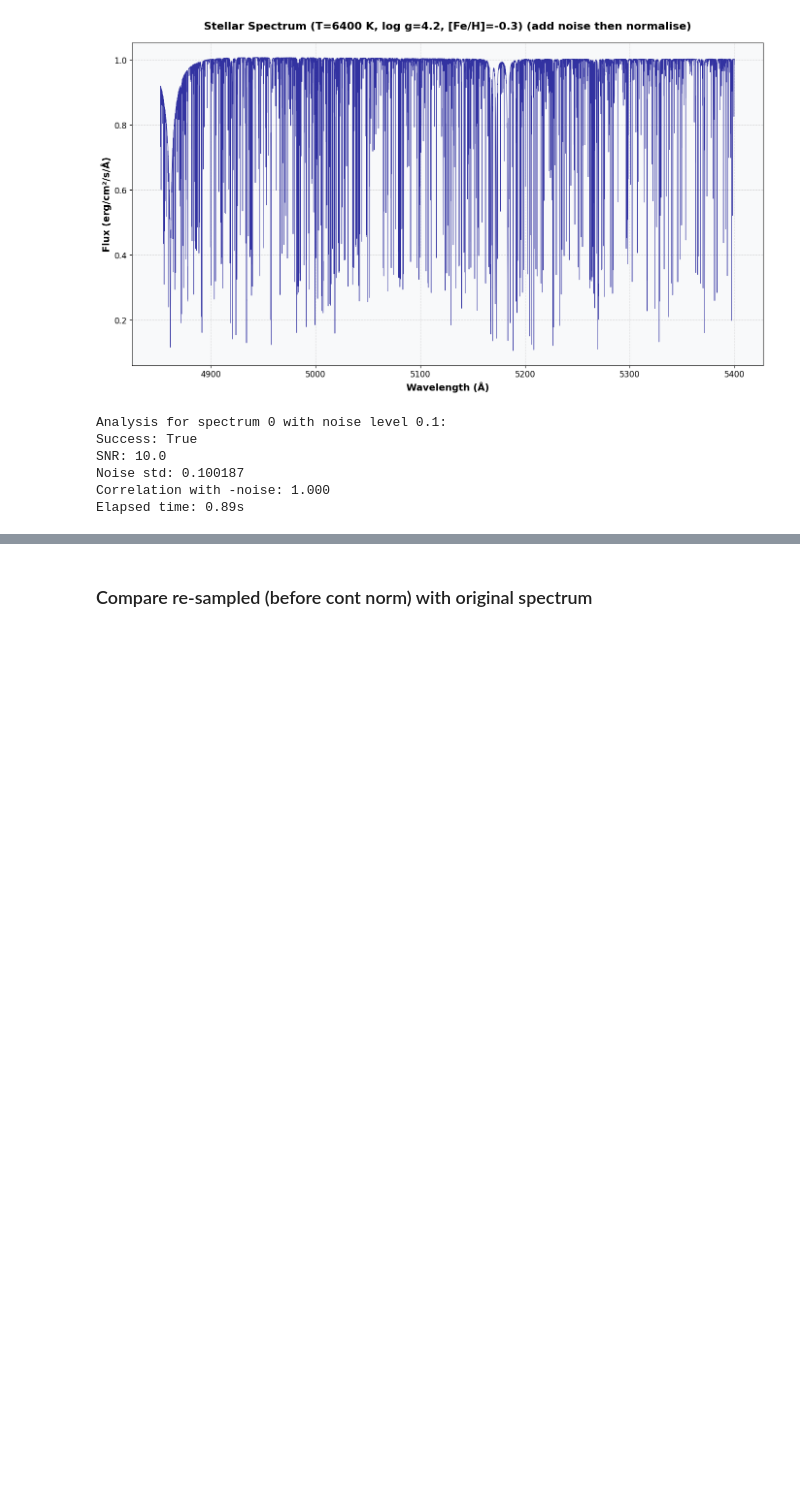
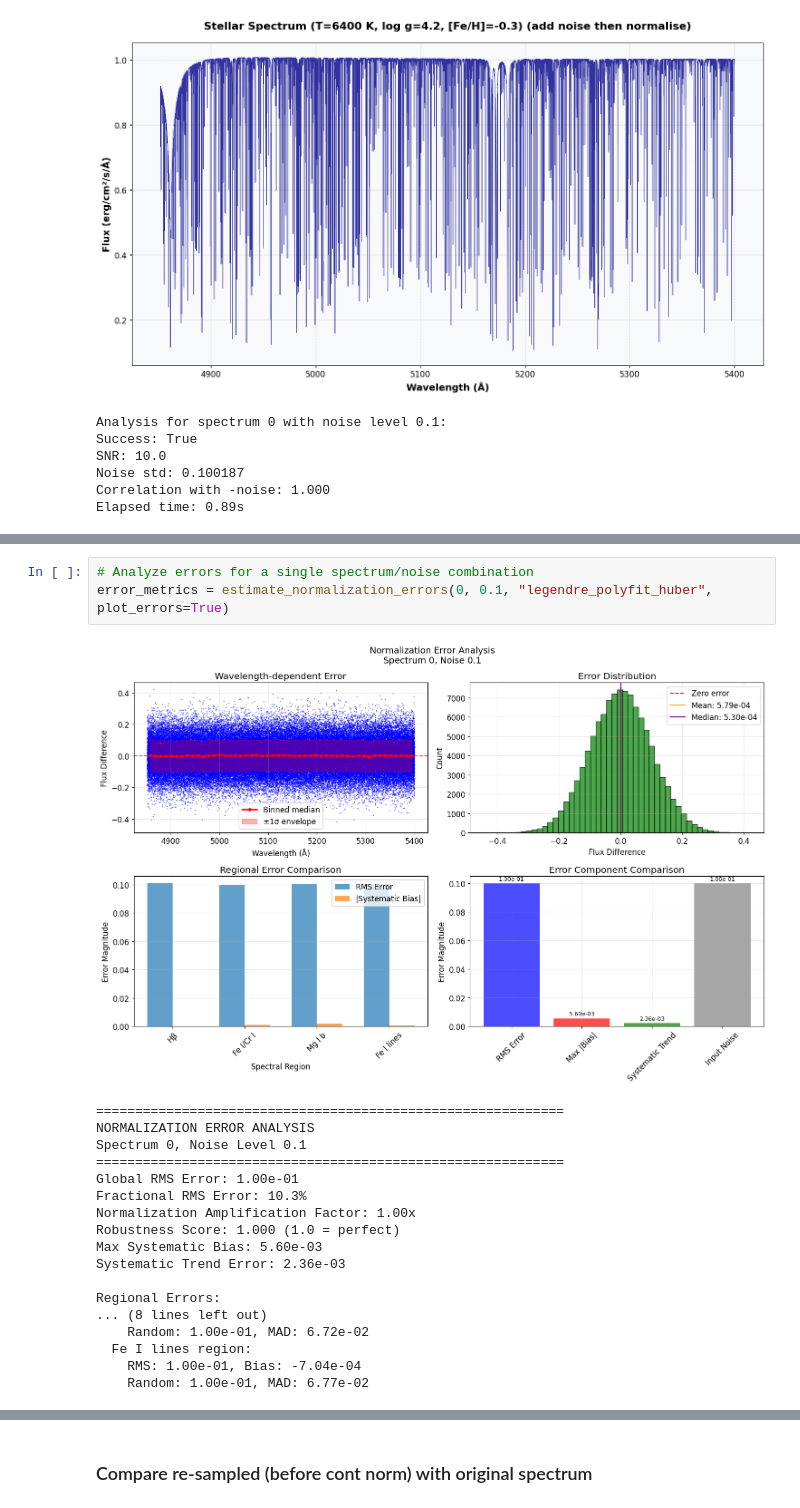
Before and after one commit to mkim0029/WEAVE_Pristine, a Jupyter notebook: preprocessing/testing/spectrum_plotting.ipynb, the cells around one changed output, grey strips where cells are left out. Cells and saved outputs as stored; diff of their text form; blank space fills up the shorter version.

Commit message:
looked at the median of binned flux difference, before and after normalisation, and normalisation error

```diff
--- a/preprocessing/testing/spectrum_plotting.ipynb
+++ b/preprocessing/testing/spectrum_plotting.ipynb
@@ -878,0 +1413,22 @@ Elapsed time: 0.89s
+# %%
+# Analyze errors for a single spectrum/noise combination
+error_metrics = estimate_normalization_errors(0, 0.1, "legendre_polyfit_huber", plot_errors=True)
+# %% [output]
+[figure, added]
+============================================================
+NORMALIZATION ERROR ANALYSIS
+Spectrum 0, Noise Level 0.1
+============================================================
+Global RMS Error: 1.00e-01
+Fractional RMS Error: 10.3%
+Normalization Amplification Factor: 1.00x
+Robustness Score: 1.000 (1.0 = perfect)
+Max Systematic Bias: 5.60e-03
+Systematic Trend Error: 2.36e-03
+
+Regional Errors:
+... (8 lines left out)
+    Random: 1.00e-01, MAD: 6.72e-02
+  Fe I lines region:
+    RMS: 1.00e-01, Bias: -7.04e-04
+    Random: 1.00e-01, MAD: 6.77e-02
```
Also changed, not shown: parts of 9 cells of this notebook.
